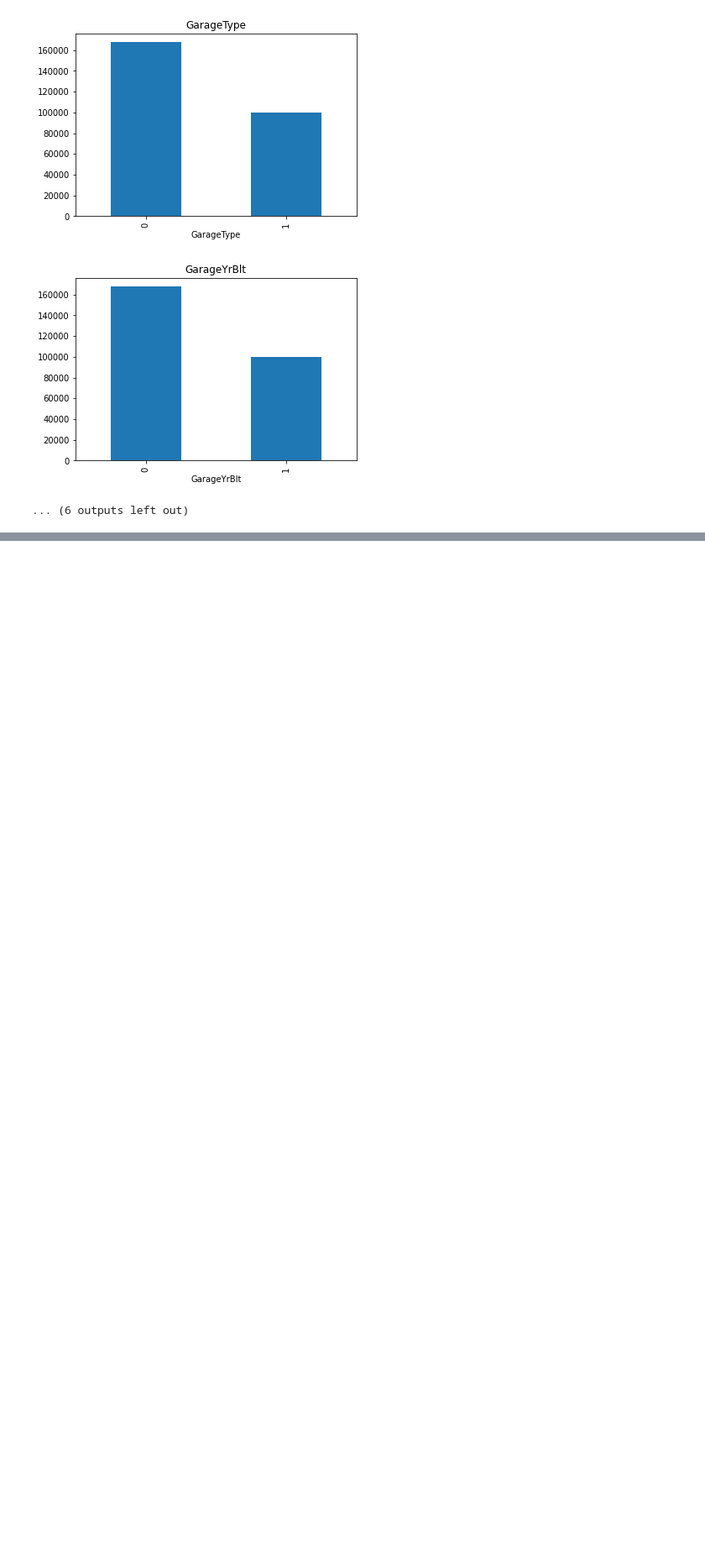
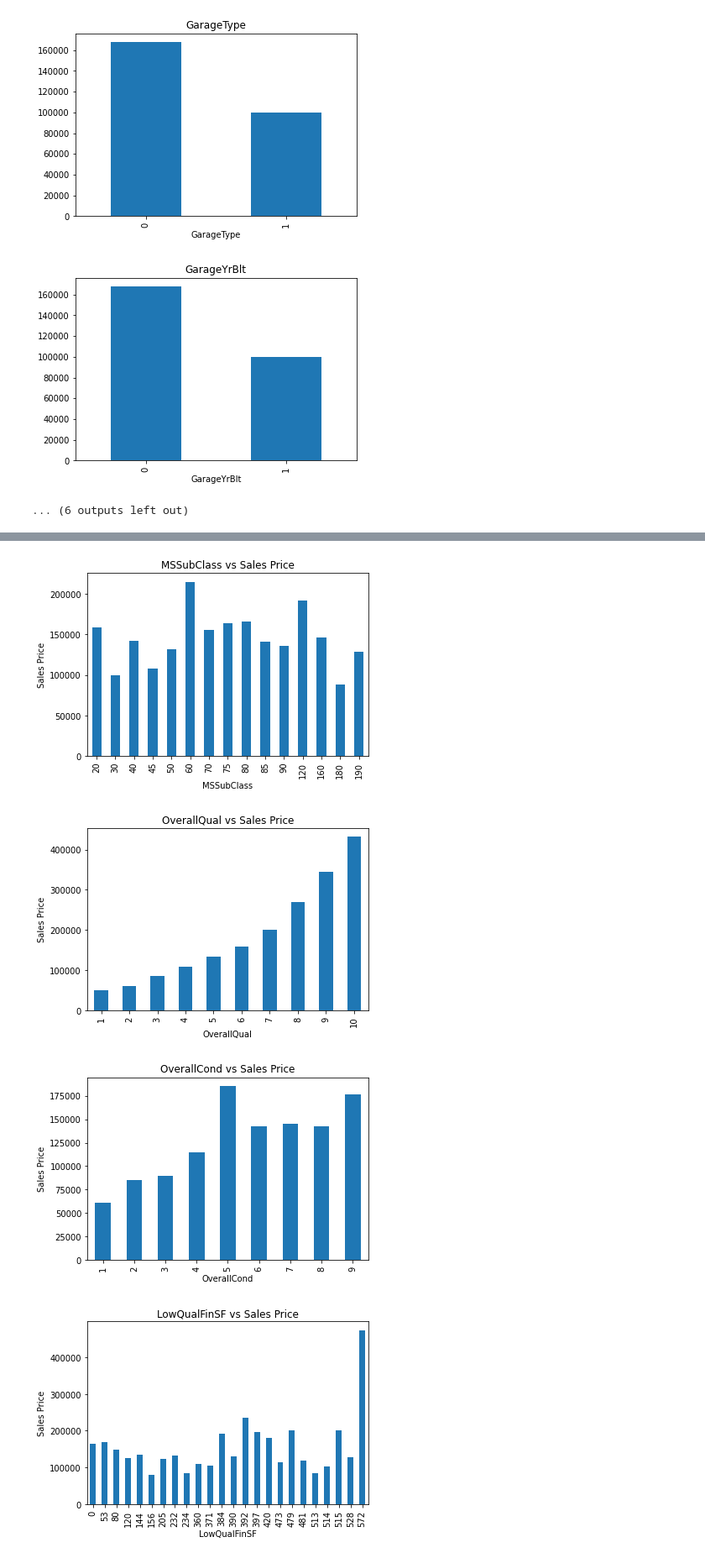
Before and after one commit to ammartin8/housing_price_prediction, a Jupyter notebook: housing_prediction_analysis_eda.ipynb, the cells around one changed output, grey strips where cells are left out. Shown at 84% size. Drawn from its saved outputs; the diff is of its cells as text; code cells hidden in the pictures; blank space fills up the shorter version.

```diff
--- a/housing_prediction_analysis_eda.ipynb
+++ b/housing_prediction_analysis_eda.ipynb
@@ -104,0 +195,7 @@ for feature in feat_with_na:
+# %%
+# Reviewing discrete variables
+discrete_features = [feature for feature in numerical_features if len(df[feature].unique()) < 25 and feature not in time_features and feature != ['Id']]
+
+# Validating discrete features
+print(f'Total number of discrete features: {len(discrete_features)}')
+df[discrete_features].head()
@@ -104,0 +211,18 @@ for feature in feat_with_na:
+# %%
+# Reviewing relationship between discrete features and Sales Price
+
+for feature in discrete_features:
+    # Create copy of dataset to avoid overwrite of original data
+    data = df.copy()
+
+    # Plotting relationship between feature and Sales Price in bar chart
+    data.groupby(feature)['SalePrice'].median().plot.bar()
+    plt.xlabel(feature)
+    plt.ylabel('Sales Price')
+    plt.title(f'{feature} vs Sales Price')
+    plt.show()
+# %% [output]
+[figure, added]
+[figure, added]
+[figure, added]
+[figure, added]
```
Also changed, not shown: parts of 14 cells of this notebook.
